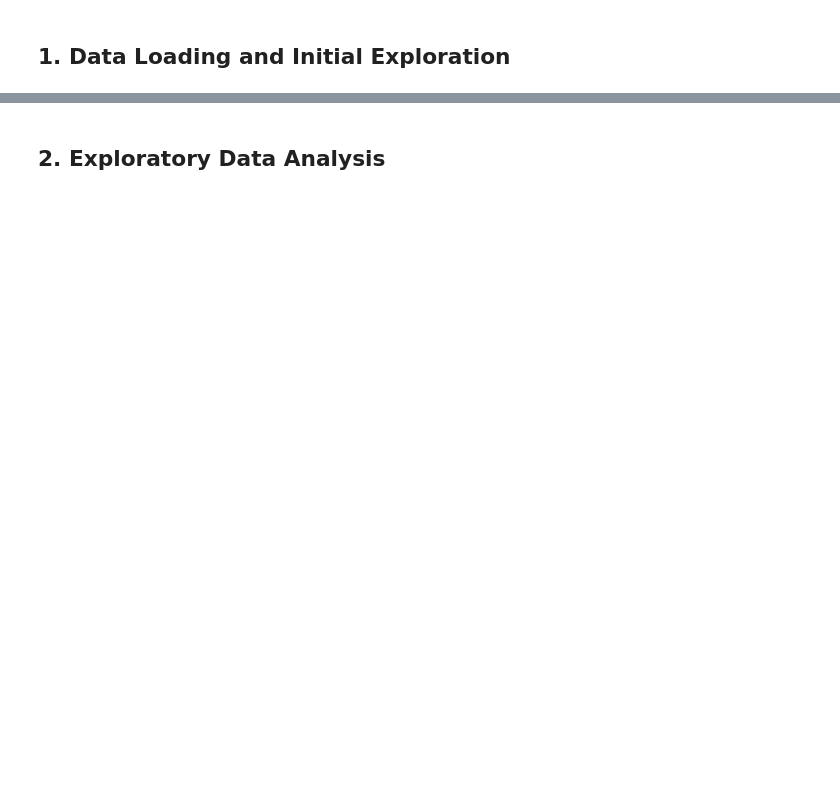
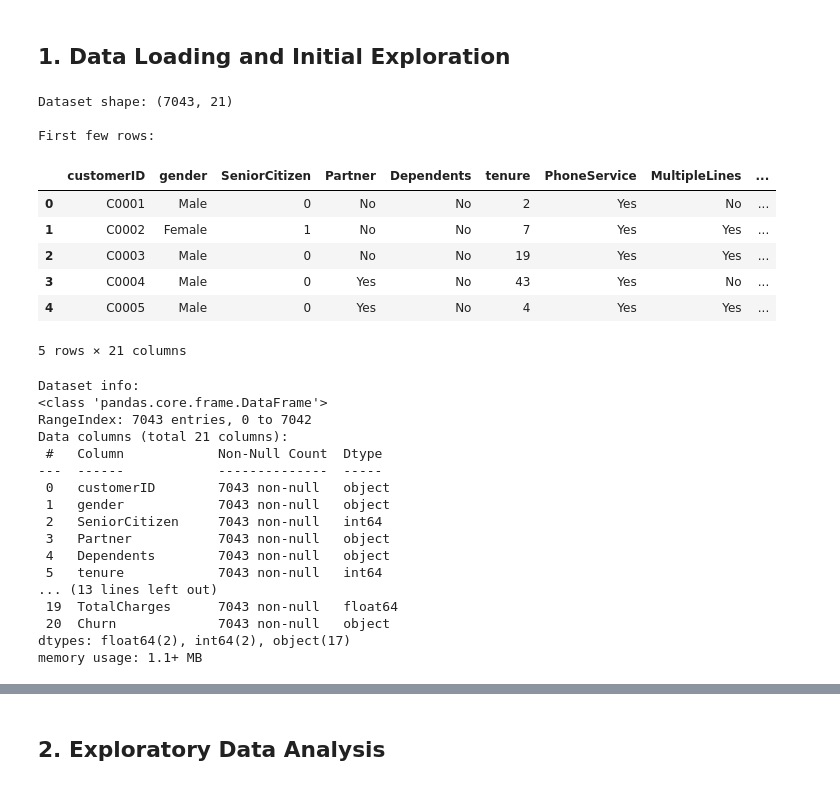
Before and after one commit to gaurav-budhwani/Customer-Segmentation-Churn-Analysis, a Jupyter notebook: notebooks/churn_analysis.ipynb, the cells around one changed output, grey strips where cells are left out. Saved outputs shown, nothing was run; the diff lists cells and outputs as text; code cells hidden in the pictures; blank space fills up the shorter version.

```diff
--- a/notebooks/churn_analysis.ipynb
+++ b/notebooks/churn_analysis.ipynb
@@ -43,15 +41,43 @@ ModuleNotFoundError: No module named 'pandas'
 # %%
 # Load data
 loader = ChurnDataLoader()
-df_raw = loader.load_telco_data()
+df_raw = pd.read_csv('../data/WA_Fn-UseC_-Telco-Customer-Churn.csv')
 
 if df_raw is not None:
     print("Dataset shape:", df_raw.shape)
     print("\nFirst few rows:")
     display(df_raw.head())
 
     print("\nDataset info:")
     df_raw.info()
+# %% [output]
+Dataset shape: (7043, 21)
+
+First few rows:
+|  | customerID | gender | SeniorCitizen | Partner | Dependents | tenure | PhoneService | MultipleLines | ... |
+| 0 | C0001 | Male | 0 | No | No | 2 | Yes | No | ... |
+| 1 | C0002 | Female | 1 | No | No | 7 | Yes | Yes | ... |
+| 2 | C0003 | Male | 0 | No | No | 19 | Yes | Yes | ... |
+| 3 | C0004 | Male | 0 | Yes | No | 43 | Yes | No | ... |
+| 4 | C0005 | Male | 0 | Yes | No | 4 | Yes | Yes | ... |
+5 rows × 21 columns
+Dataset info:
+<class 'pandas.core.frame.DataFrame'>
+RangeIndex: 7043 entries, 0 to 7042
+Data columns (total 21 columns):
+ #   Column            Non-Null Count  Dtype
+---  ------            --------------  -----
+ 0   customerID        7043 non-null   object
+ 1   gender            7043 non-null   object
+ 2   SeniorCitizen     7043 non-null   int64
+ 3   Partner           7043 non-null   object
+ 4   Dependents        7043 non-null   object
+ 5   tenure            7043 non-null   int64
+... (13 lines left out)
+ 19  TotalCharges      7043 non-null   float64
+ 20  Churn             7043 non-null   object
+dtypes: float64(2), int64(2), object(17)
+memory usage: 1.1+ MB
 # %%
 # Preprocess data
 df = loader.preprocess_data(df_raw)
```
Also changed, not shown: parts of 11 cells of this notebook.
